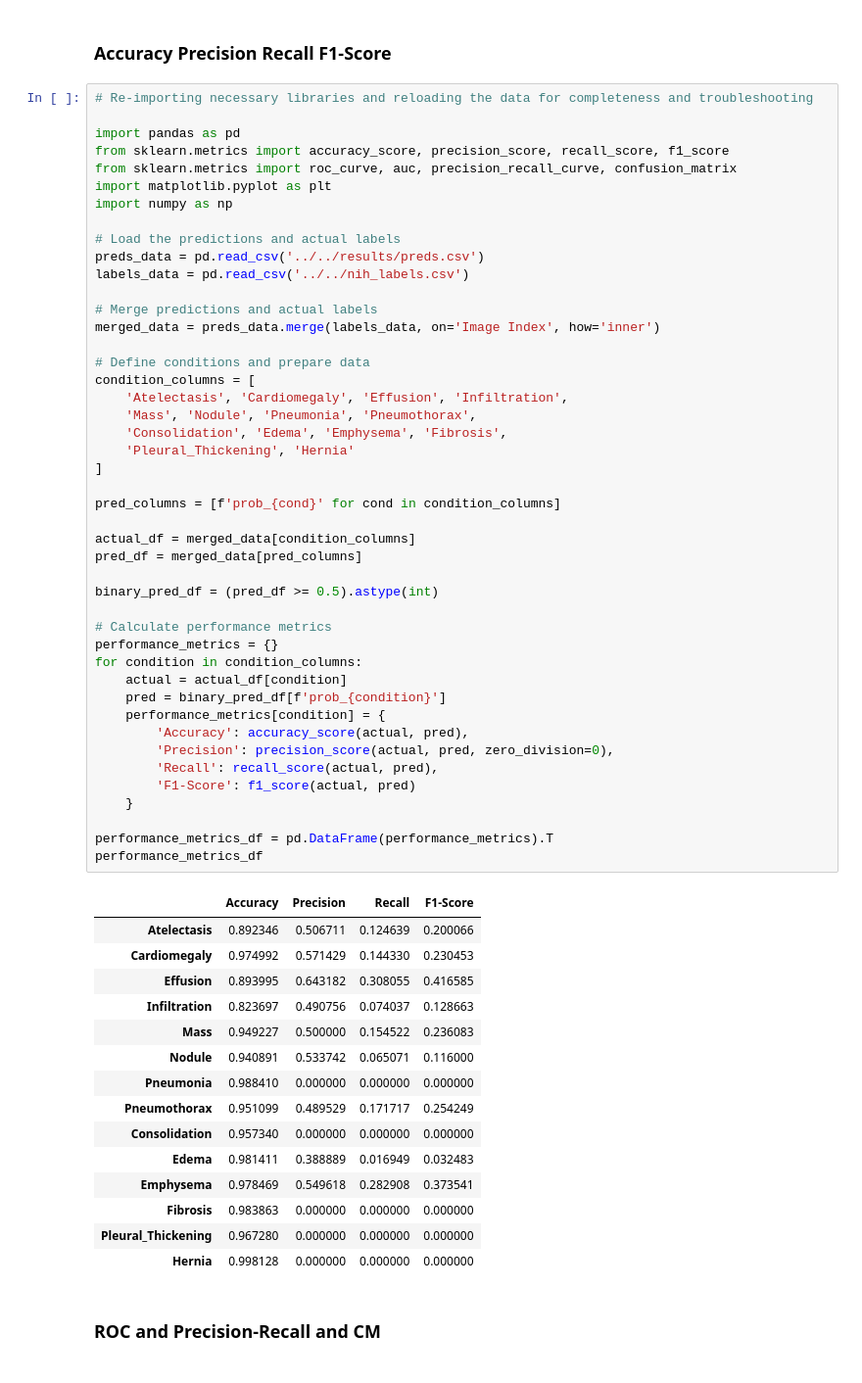
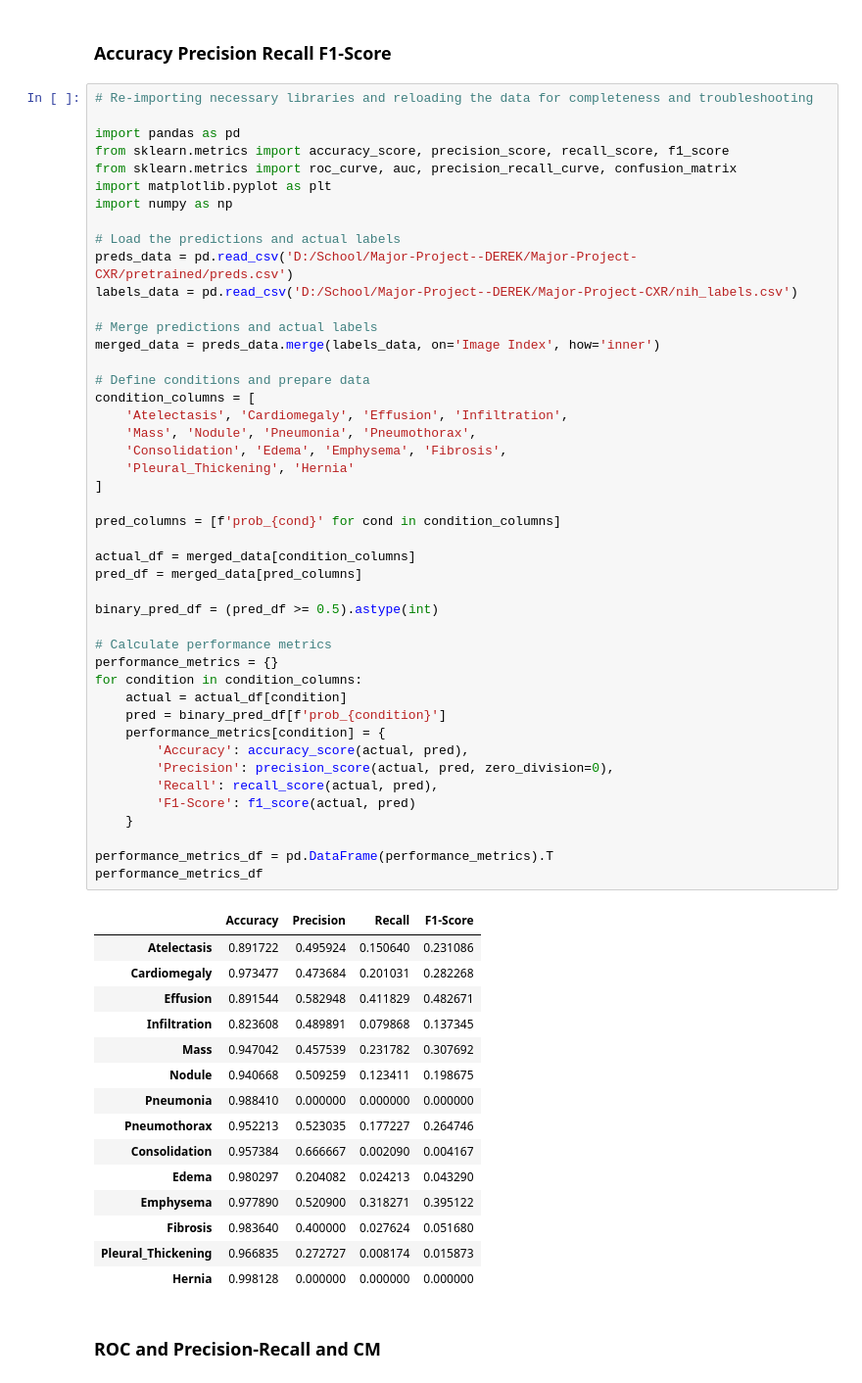
Before and after one commit to derrick-daniel/Major-Project-CXR, a Jupyter notebook: Misc/Notebooks/model_plot_pretrained.ipynb, the cells around one changed output. Shown at 98% size. Drawn from its saved outputs; the diff is of its cells as text.

```diff
--- a/Misc/Notebooks/model_plot_pretrained.ipynb
+++ b/Misc/Notebooks/model_plot_pretrained.ipynb
@@ -53,8 +53,8 @@ import matplotlib.pyplot as plt
 import numpy as np
 
 # Load the predictions and actual labels
-preds_data = pd.read_csv('../../results/preds.csv')
-labels_data = pd.read_csv('../../nih_labels.csv')
+preds_data = pd.read_csv('D:/School/Major-Project--DEREK/Major-Project-CXR/pretrained/preds.csv')
+labels_data = pd.read_csv('D:/School/Major-Project--DEREK/Major-Project-CXR/nih_labels.csv')
 
 # Merge predictions and actual labels
 merged_data = preds_data.merge(labels_data, on='Image Index', how='inner')
@@ -63,46 +63,46 @@ merged_data = preds_data.merge(labels_data, on='Image Index', how='inner')
 condition_columns = [
     'Atelectasis', 'Cardiomegaly', 'Effusion', 'Infiltration',
     'Mass', 'Nodule', 'Pneumonia', 'Pneumothorax',
     'Consolidation', 'Edema', 'Emphysema', 'Fibrosis',
     'Pleural_Thickening', 'Hernia'
 ]
 
 pred_columns = [f'prob_{cond}' for cond in condition_columns]
 
 actual_df = merged_data[condition_columns]
 pred_df = merged_data[pred_columns]
 
 binary_pred_df = (pred_df >= 0.5).astype(int)
 
 # Calculate performance metrics
 performance_metrics = {}
 for condition in condition_columns:
     actual = actual_df[condition]
     pred = binary_pred_df[f'prob_{condition}']
     performance_metrics[condition] = {
         'Accuracy': accuracy_score(actual, pred),
         'Precision': precision_score(actual, pred, zero_division=0),
         'Recall': recall_score(actual, pred),
         'F1-Score': f1_score(actual, pred)
     }
 
 performance_metrics_df = pd.DataFrame(performance_metrics).T
 performance_metrics_df
 # %% [output]
 |  | Accuracy | Precision | Recall | F1-Score |
-| Atelectasis | 0.892346 | 0.506711 | 0.124639 | 0.200066 |
-| Cardiomegaly | 0.974992 | 0.571429 | 0.144330 | 0.230453 |
-| Effusion | 0.893995 | 0.643182 | 0.308055 | 0.416585 |
-| Infiltration | 0.823697 | 0.490756 | 0.074037 | 0.128663 |
-| Mass | 0.949227 | 0.500000 | 0.154522 | 0.236083 |
-| Nodule | 0.940891 | 0.533742 | 0.065071 | 0.116000 |
+| Atelectasis | 0.891722 | 0.495924 | 0.150640 | 0.231086 |
+| Cardiomegaly | 0.973477 | 0.473684 | 0.201031 | 0.282268 |
+| Effusion | 0.891544 | 0.582948 | 0.411829 | 0.482671 |
+| Infiltration | 0.823608 | 0.489891 | 0.079868 | 0.137345 |
+| Mass | 0.947042 | 0.457539 | 0.231782 | 0.307692 |
+| Nodule | 0.940668 | 0.509259 | 0.123411 | 0.198675 |
 | Pneumonia | 0.988410 | 0.000000 | 0.000000 | 0.000000 |
-| Pneumothorax | 0.951099 | 0.489529 | 0.171717 | 0.254249 |
-| Consolidation | 0.957340 | 0.000000 | 0.000000 | 0.000000 |
-| Edema | 0.981411 | 0.388889 | 0.016949 | 0.032483 |
-| Emphysema | 0.978469 | 0.549618 | 0.282908 | 0.373541 |
-| Fibrosis | 0.983863 | 0.000000 | 0.000000 | 0.000000 |
-| Pleural_Thickening | 0.967280 | 0.000000 | 0.000000 | 0.000000 |
+| Pneumothorax | 0.952213 | 0.523035 | 0.177227 | 0.264746 |
+| Consolidation | 0.957384 | 0.666667 | 0.002090 | 0.004167 |
+| Edema | 0.980297 | 0.204082 | 0.024213 | 0.043290 |
+| Emphysema | 0.977890 | 0.520900 | 0.318271 | 0.395122 |
+| Fibrosis | 0.983640 | 0.400000 | 0.027624 | 0.051680 |
+| Pleural_Thickening | 0.966835 | 0.272727 | 0.008174 | 0.015873 |
 | Hernia | 0.998128 | 0.000000 | 0.000000 | 0.000000 |
 # %% [markdown]
 ### ROC and Precision-Recall and CM
```
Also changed, not shown: parts of 3 cells of this notebook, 13 other files.
